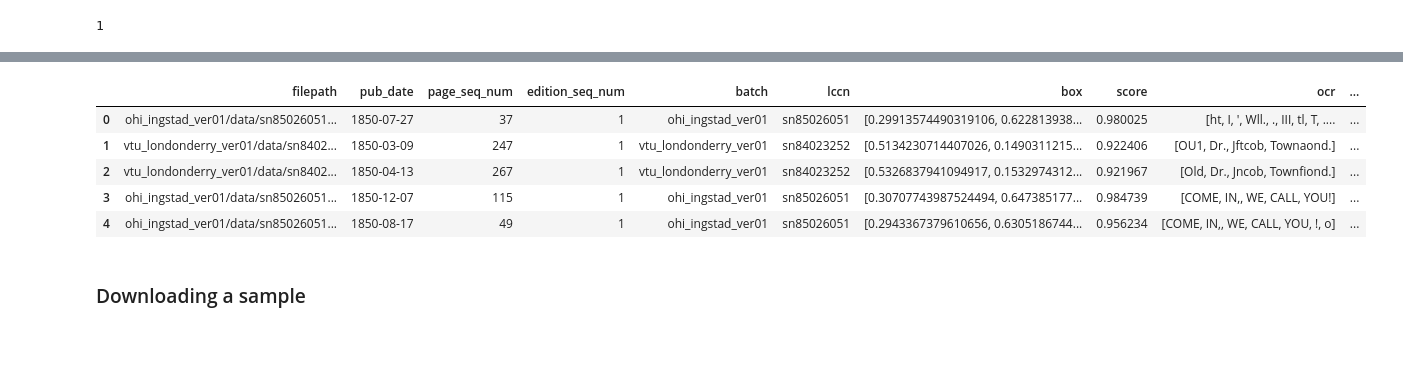
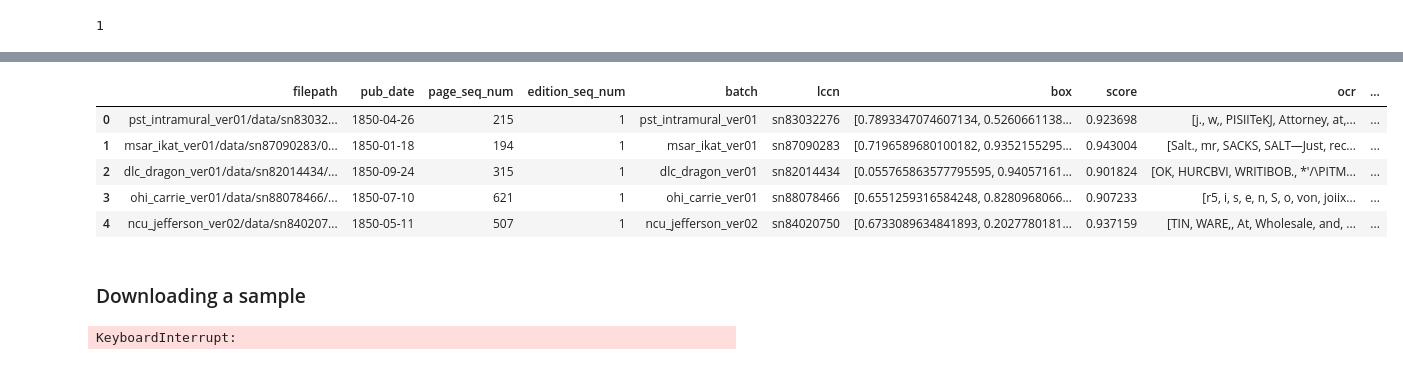
Before and after one commit to Living-with-machines/nnanno, a Jupyter notebook: nbs/01_sample.ipynb, the cells around one changed output, grey strips where cells are left out. Drawn from its saved outputs; the diff is of its cells as text; code cells hidden in the pictures.

Commit message:
update sample

```diff
--- a/nbs/01_sample.ipynb
+++ b/nbs/01_sample.ipynb
@@ -273,6 +278,7 @@ def reduce_df_memory(df):
             {"score": "float64",
                 "page_seq_num": "int32",
                 "batch": "category",
+                "box":"object",
                 "lccn": "category",
                 "page_url": "category",
                 "name": "category",
@@ -309,6 +315,10 @@ class nnSampler:
     def __init__(self):
         self.population = pd.read_csv(pkg_resources.resource_stream('nnanno', 'data/all_year_counts.csv'),
                                       index_col=0)
+
+    def __repr__(self):
+        return (f'{self.__class__.__name__}')
+
 
     def create_sample(
         self,
@@ -393,6 +403,7 @@ class nnSampler:
             today = datetime.today()
             time_stamp = today.strftime("%Y_%d_%m_%H_%M")
             csv_name = f"{time_stamp}_{len(self.download_df)}_sample"
-        self.download_df.to_csv(f'{out_dir}/{csv_name}.csv')
+        #self.download_df.to_csv(f'{out_dir}/{csv_name}.csv')
+        self.download_df.to_json(f'{out_dir}/{csv_name}.json') # TODO make sure to use json for saving outputs of samples
 # %%
 sampler = nnSampler()
@@ -415,10 +426,10 @@ sampler.population
 # %%
-df = sampler.create_sample(sample_size=10, kind='photos', start_year=1850,end_year=1950,reduce_memory=True)
+df = sampler.create_sample(sample_size=10, kind='ads', start_year=1850,end_year=1860,reduce_memory=True)
 df.head(5)
 # %% [output]
 |  | filepath | pub_date | page_seq_num | edition_seq_num | batch | lccn | box | score | ocr | ... |
-| 0 | ohi_ingstad_ver01/data/sn85026051... | 1850-07-27 | 37 | 1 | ohi_ingstad_ver01 | sn85026051 | [0.29913574490319106, 0.622813938... | 0.980025 | [ht, I, ', Wll., ., III, tl, T, .... | ... |
-| 1 | vtu_londonderry_ver01/data/sn8402... | 1850-03-09 | 247 | 1 | vtu_londonderry_ver01 | sn84023252 | [0.5134230714407026, 0.1490311215... | 0.922406 | [OU1, Dr., Jftcob, Townaond.] | ... |
-| 2 | vtu_londonderry_ver01/data/sn8402... | 1850-04-13 | 267 | 1 | vtu_londonderry_ver01 | sn84023252 | [0.5326837941094917, 0.1532974312... | 0.921967 | [Old, Dr., Jncob, Townfiond.] | ... |
-| 3 | ohi_ingstad_ver01/data/sn85026051... | 1850-12-07 | 115 | 1 | ohi_ingstad_ver01 | sn85026051 | [0.30707743987524494, 0.647385177... | 0.984739 | [COME, IN,, WE, CALL, YOU!] | ... |
-| 4 | ohi_ingstad_ver01/data/sn85026051... | 1850-08-17 | 49 | 1 | ohi_ingstad_ver01 | sn85026051 | [0.2943367379610656, 0.6305186744... | 0.956234 | [COME, IN,, WE, CALL, YOU, !, o] | ... |
+| 0 | pst_intramural_ver01/data/sn83032... | 1850-04-26 | 215 | 1 | pst_intramural_ver01 | sn83032276 | [0.7893347074607134, 0.5260661138... | 0.923698 | [j., w,, PISIITeKJ, Attorney, at,... | ... |
+| 1 | msar_ikat_ver01/data/sn87090283/0... | 1850-01-18 | 194 | 1 | msar_ikat_ver01 | sn87090283 | [0.7196589680100182, 0.9352155295... | 0.943004 | [Salt., mr, SACKS, SALT—Just, rec... | ... |
+| 2 | dlc_dragon_ver01/data/sn82014434/... | 1850-09-24 | 315 | 1 | dlc_dragon_ver01 | sn82014434 | [0.055765863577795595, 0.94057161... | 0.901824 | [OK, HURCBVI, WRITIBOB., *'/\PITM... | ... |
+| 3 | ohi_carrie_ver01/data/sn88078466/... | 1850-07-10 | 621 | 1 | ohi_carrie_ver01 | sn88078466 | [0.6551259316584248, 0.8280968066... | 0.907233 | [r5, i, s, e, n, S, o, von, joiix... | ... |
+| 4 | ncu_jefferson_ver02/data/sn840207... | 1850-05-11 | 507 | 1 | ncu_jefferson_ver02 | sn84020750 | [0.6733089634841893, 0.2027780181... | 0.937159 | [TIN, WARE,, At, Wholesale, and, ... | ... |
@@ -429,3 +442,8 @@ sampler.download_sample('test_iif',pct=5)
+# %%
+sampler.create_sample(sample_size=10, kind='ads', start_year=1900,end_year=1920,reduce_memory=False)
+sampler.download_sample('test_iif',pct=50)
+# %% [output]
+KeyboardInterrupt:
 # %%
 #hide
 sampler = nnSampler()
```
Also changed, not shown: parts of 14 cells of this notebook, 1 other file.
